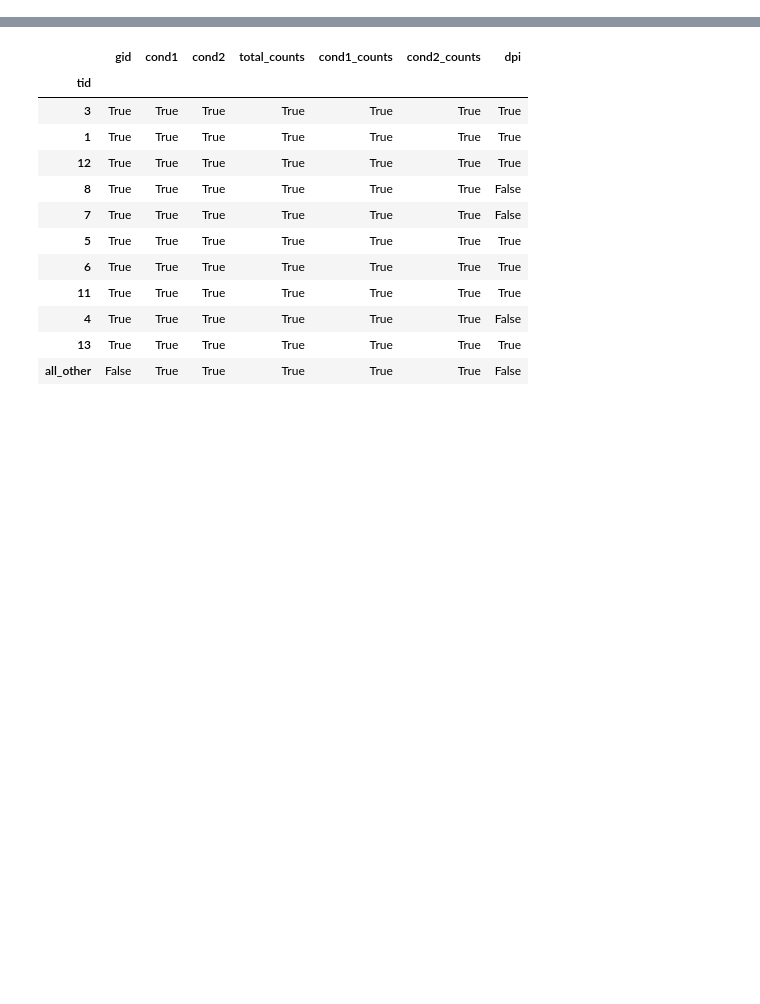
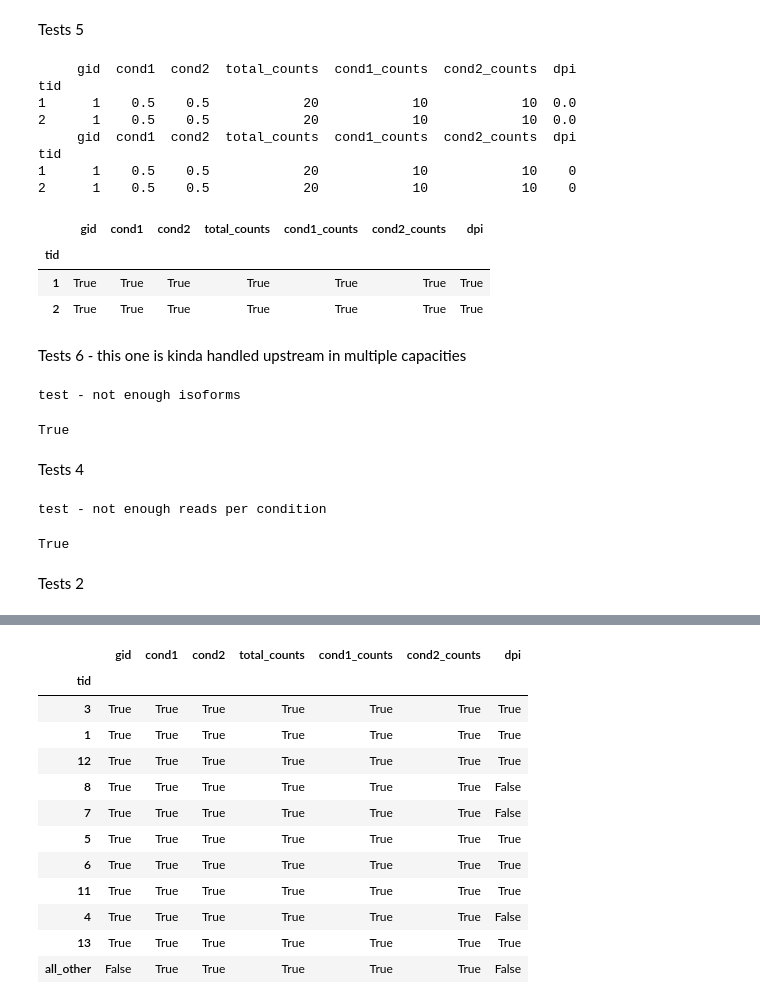
Before and after one commit to mortazavilab/swan_vis, a Jupyter notebook: tutorials/test_dev.ipynb, the cells around one changed output, grey strips where cells are left out. Cells and saved outputs as stored; diff of their text form; code cells hidden in the pictures; blank space fills up the shorter version.

```diff
--- a/tutorials/test_dev.ipynb
+++ b/tutorials/test_dev.ipynb
@@ -11,0 +50,69 @@ import numpy as np
+# %% [markdown]
+Tests 5
+# %%
+columns = ['tid', 'gid', 'cond1', 'cond2', 'total_counts', 'cond1_counts', 'cond2_counts']
+data = [[1, 1, .5, .5, 20, 10, 10],
+        [2, 1, .5, .5, 20, 10, 10]]
+df = pd.DataFrame(data=data, columns=columns)
+conditions = ['cond1', 'cond2']
+df.set_index('tid', inplace=True)
+df
+
+df = swan.get_die_gene_table(df, conditions, rc=0)
+
+columns = ['tid', 'gid', 'cond1', 'cond2', 'total_counts', 'cond1_counts', 'cond2_counts', 'dpi']
+data = [[1, 1, .5, .5, 20, 10, 10, 0],
+        [2, 1, .5, .5, 20, 10, 10, 0]]
+ctrl = pd.DataFrame(data=data, columns=columns)
+ctrl.set_index('tid', inplace=True)
+print(df)
+print(ctrl)
+
+ctrl == df
+# %% [output]
+     gid  cond1  cond2  total_counts  cond1_counts  cond2_counts  dpi
+tid
+1      1    0.5    0.5            20            10            10  0.0
+2      1    0.5    0.5            20            10            10  0.0
+     gid  cond1  cond2  total_counts  cond1_counts  cond2_counts  dpi
+tid
+1      1    0.5    0.5            20            10            10    0
+2      1    0.5    0.5            20            10            10    0
+|  | gid | cond1 | cond2 | total_counts | cond1_counts | cond2_counts | dpi |
+| tid |  |  |  |  |  |  |  |
+| 1 | True | True | True | True | True | True | True |
+| 2 | True | True | True | True | True | True | True |
+# %% [markdown]
+Tests 6 - this one is kinda handled upstream in multiple capacities
+# %%
+columns = ['tid', 'gid', 'cond1', 'cond2', 'total_counts', 'cond1_counts', 'cond2_counts']
+data = [[1, 1, 0, 0, 0, 0, 0],
+        [2, 1, 0, 0, 0, 0, 0]]
+df = pd.DataFrame(data=data, columns=columns)
+conditions = ['cond1', 'cond2']
+df.set_index('tid', inplace=True)
+df
+
+df = swan.get_die_gene_table(df, conditions, rc=0)
+df == None
+# %% [output]
+test - not enough isoforms
+True
+# %% [markdown]
+Tests 4
+# %%
+columns = ['tid', 'gid', 'cond1', 'cond2', 'total_counts', 'cond1_counts', 'cond2_counts']
+data = [[1, 1, .5, .5, 20, 10, 10],
+        [2, 1, .5, .5, 20, 10, 10]]
+df = pd.DataFrame(data=data, columns=columns)
+conditions = ['cond1', 'cond2']
+df.set_index('tid', inplace=True)
+df
+
+df = swan.get_die_gene_table(df, conditions, rc=30)
+df == None
+# %% [output]
+test - not enough reads per condition
+True
+# %% [markdown]
+Tests 2
```
Also changed, not shown: parts of 35 cells of this notebook, 2 other files.
